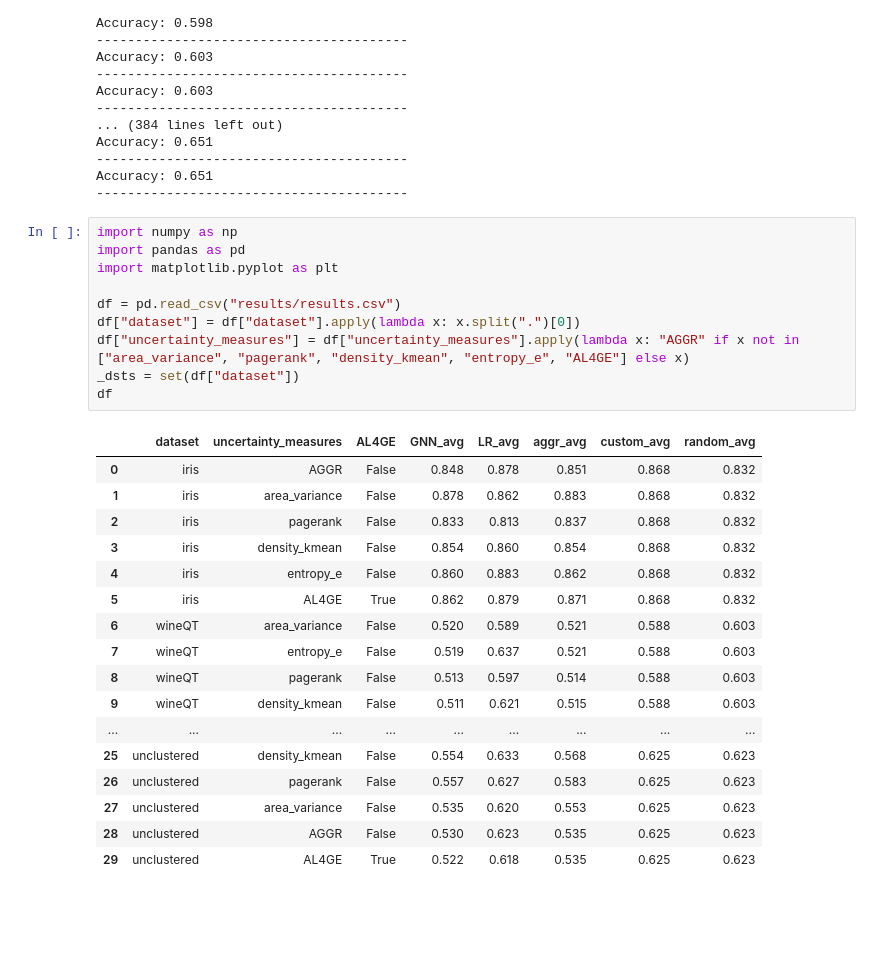
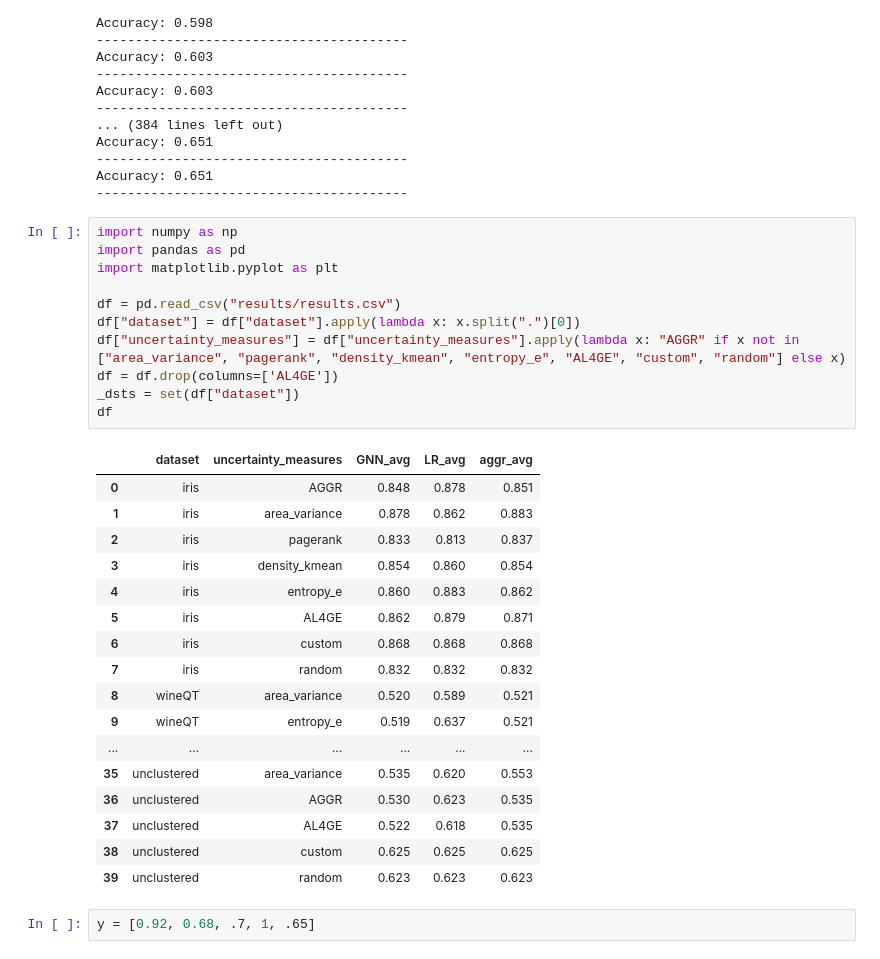
Before and after one commit to ThatMajd/Graph-Boosted-Active-Learning, a Jupyter notebook: ref/notebook.ipynb, the cells around one changed output. Saved outputs shown, nothing was run; the diff lists cells and outputs as text; blank space fills up the shorter version.

```diff
--- a/ref/notebook.ipynb
+++ b/ref/notebook.ipynb
@@ -75,28 +75,31 @@ Accuracy: 0.651
 # %%
 import numpy as np
 import pandas as pd
 import matplotlib.pyplot as plt
 
 df = pd.read_csv("results/results.csv")
 df["dataset"] = df["dataset"].apply(lambda x: x.split(".")[0])
-df["uncertainty_measures"] = df["uncertainty_measures"].apply(lambda x: "AGGR" if x not in ["area_variance", "pagerank", "density_kmean", "entropy_e", "AL4GE"] else x)
+df["uncertainty_measures"] = df["uncertainty_measures"].apply(lambda x: "AGGR" if x not in ["area_variance", "pagerank", "density_kmean", "entropy_e", "AL4GE", "custom", "random"] else x)
+df = df.drop(columns=['AL4GE'])
 _dsts = set(df["dataset"])
 df
 # %% [output]
-|  | dataset | uncertainty_measures | AL4GE | GNN_avg | LR_avg | aggr_avg | custom_avg | random_avg |
-| 0 | iris | AGGR | False | 0.848 | 0.878 | 0.851 | 0.868 | 0.832 |
-| 1 | iris | area_variance | False | 0.878 | 0.862 | 0.883 | 0.868 | 0.832 |
-| 2 | iris | pagerank | False | 0.833 | 0.813 | 0.837 | 0.868 | 0.832 |
-| 3 | iris | density_kmean | False | 0.854 | 0.860 | 0.854 | 0.868 | 0.832 |
-| 4 | iris | entropy_e | False | 0.860 | 0.883 | 0.862 | 0.868 | 0.832 |
-| 5 | iris | AL4GE | True | 0.862 | 0.879 | 0.871 | 0.868 | 0.832 |
-| 6 | wineQT | area_variance | False | 0.520 | 0.589 | 0.521 | 0.588 | 0.603 |
-| 7 | wineQT | entropy_e | False | 0.519 | 0.637 | 0.521 | 0.588 | 0.603 |
-| 8 | wineQT | pagerank | False | 0.513 | 0.597 | 0.514 | 0.588 | 0.603 |
-| 9 | wineQT | density_kmean | False | 0.511 | 0.621 | 0.515 | 0.588 | 0.603 |
-| ... | ... | ... | ... | ... | ... | ... | ... | ... |
-| 25 | unclustered | density_kmean | False | 0.554 | 0.633 | 0.568 | 0.625 | 0.623 |
-| 26 | unclustered | pagerank | False | 0.557 | 0.627 | 0.583 | 0.625 | 0.623 |
-| 27 | unclustered | area_variance | False | 0.535 | 0.620 | 0.553 | 0.625 | 0.623 |
-| 28 | unclustered | AGGR | False | 0.530 | 0.623 | 0.535 | 0.625 | 0.623 |
-| 29 | unclustered | AL4GE | True | 0.522 | 0.618 | 0.535 | 0.625 | 0.623 |
+|  | dataset | uncertainty_measures | GNN_avg | LR_avg | aggr_avg |
+| 0 | iris | AGGR | 0.848 | 0.878 | 0.851 |
+| 1 | iris | area_variance | 0.878 | 0.862 | 0.883 |
+| 2 | iris | pagerank | 0.833 | 0.813 | 0.837 |
+| 3 | iris | density_kmean | 0.854 | 0.860 | 0.854 |
+| 4 | iris | entropy_e | 0.860 | 0.883 | 0.862 |
+| 5 | iris | AL4GE | 0.862 | 0.879 | 0.871 |
+| 6 | iris | custom | 0.868 | 0.868 | 0.868 |
+| 7 | iris | random | 0.832 | 0.832 | 0.832 |
+| 8 | wineQT | area_variance | 0.520 | 0.589 | 0.521 |
+| 9 | wineQT | entropy_e | 0.519 | 0.637 | 0.521 |
+| ... | ... | ... | ... | ... | ... |
+| 35 | unclustered | area_variance | 0.535 | 0.620 | 0.553 |
+| 36 | unclustered | AGGR | 0.530 | 0.623 | 0.535 |
+| 37 | unclustered | AL4GE | 0.522 | 0.618 | 0.535 |
+| 38 | unclustered | custom | 0.625 | 0.625 | 0.625 |
+| 39 | unclustered | random | 0.623 | 0.623 | 0.623 |
+# %%
+y = [0.92, 0.68, .7, 1, .65]
```
Also changed, not shown: parts of 7 cells of this notebook, 4 other files.
